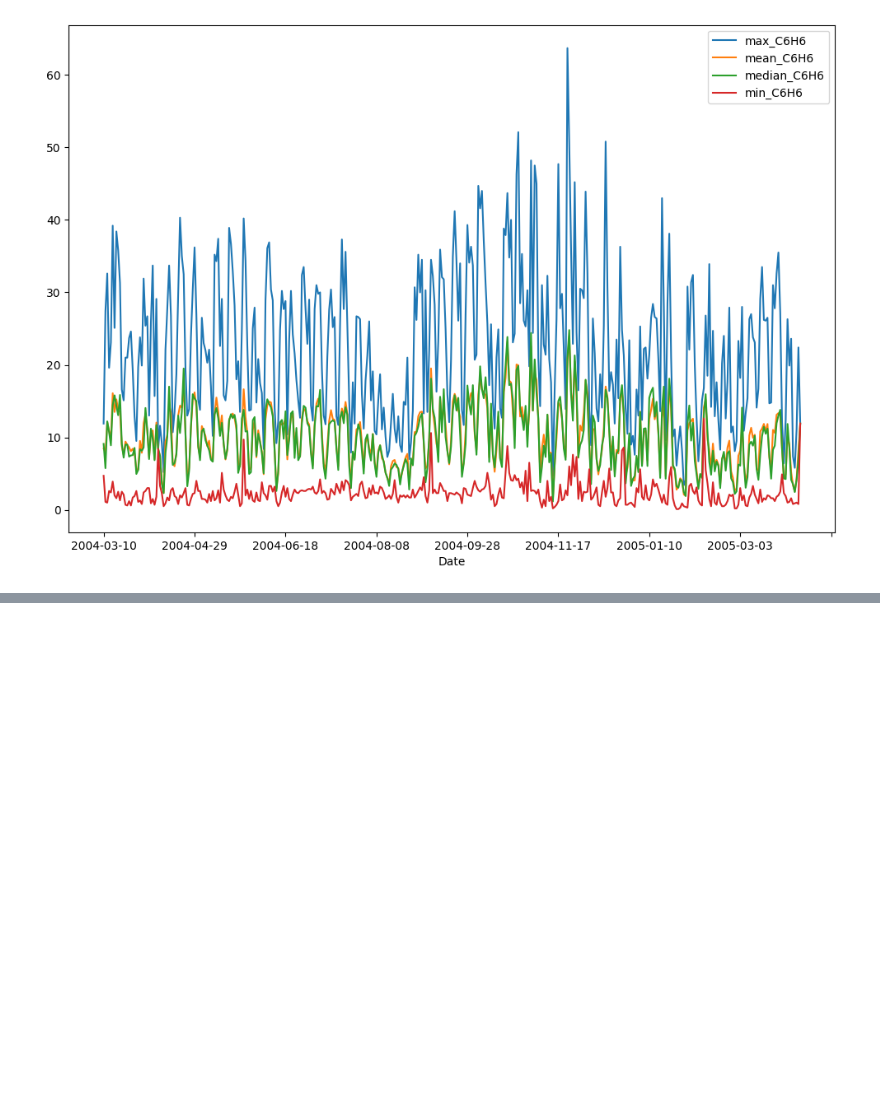
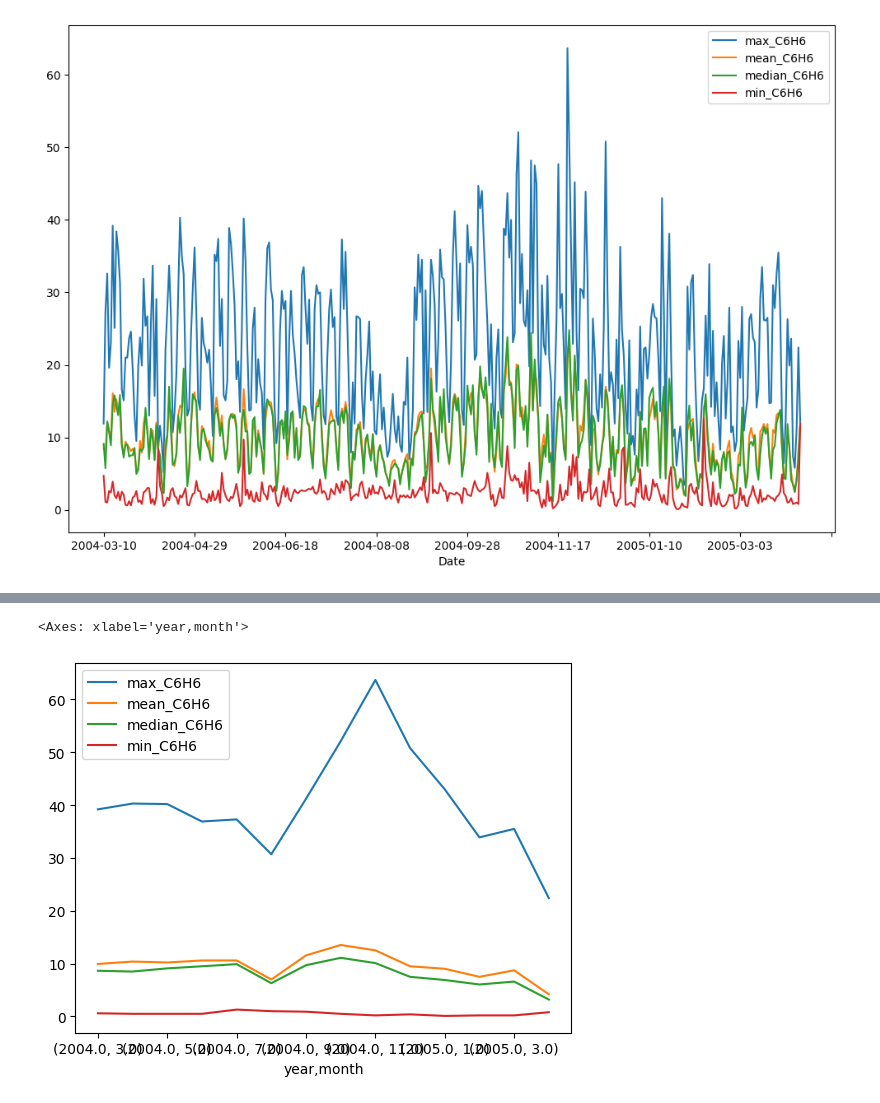
Before and after one commit to Alex-Devoid/ST-554-Project1, a Jupyter notebook: Task2/Task2.ipynb, the cells around one changed output, grey strips where cells are left out. Saved outputs shown, nothing was run; the diff lists cells and outputs as text; code cells hidden in the pictures; blank space fills up the shorter version.

```diff
--- a/Task2/Task2.ipynb
+++ b/Task2/Task2.ipynb
@@ -150,3 +165,19 @@ Extraneous rows with missing values have been removed.
+# %%
+#first method, works
+#for i in range(0, len(air_qu)-1):
+ #  air_qu.loc[i, "Date"] = datetime.strptime(air_qu.loc[i, "Date"], "%m/%d/%Y").date()
+#air_qu.Date[:10]
+
+for i in range(0, len(air_qu)):
+    air_qu.loc[i, "Date"] = datetime.strptime(air_qu.loc[i, "Date"], "%m/%d/%Y").date()
+    air_qu.loc[i, "year"] = air_qu.Date[i].year
+    air_qu.loc[i, "month"] = air_qu.Date[i].month
+    air_qu.loc[i, "week"] = air_qu.Date[i].strftime("%V")
+
+air_qu.year = air_qu.year.astype("int64")
+air_qu.month = air_qu.month.astype("int64")
+air_qu.week = air_qu.week.astype("int64")
+air_qu.tail()
 # %%
 #take a look at info and first few observations
 air_qu.info()
@@ -389,6 +416,0 @@ air_qu.head()
-# %%
-#change Date column to datetime.date format
-
-for i in range(0, len(air_qu)-1):
-   air_qu.loc[i, "Date"] = datetime.strptime(air_qu.loc[i, "Date"], "%m/%d/%Y").date()
-air_qu.Date[:10]
@@ -431,3 +441,9 @@ data_summary.plot(kind = "line", figsize = (12,8))
 # %% [output]
 <Axes: xlabel='Date'>
 [figure]
+# %%
+C6H6_monthly = air_qu.groupby(["year", "month"]).agg(max_C6H6 = ("true_C6H6", "max"),
+                                                   mean_C6H6 = ("true_C6H6", "mean"),
+                                                   median_C6H6 = ("true_C6H6", "median"),
+                                                   min_C6H6 = ("true_C6H6", "min"))
+C6H6_monthly.head()
@@ -433,0 +458,6 @@ data_summary.plot(kind = "line", figsize = (12,8))
+# %%
+#true C6H6 summaries over time
+C6H6_monthly.plot(kind = "line")
+# %% [output]
+<Axes: xlabel='year,month'>
+[figure, added]
```
Also changed, not shown: parts of 12 cells of this notebook.
